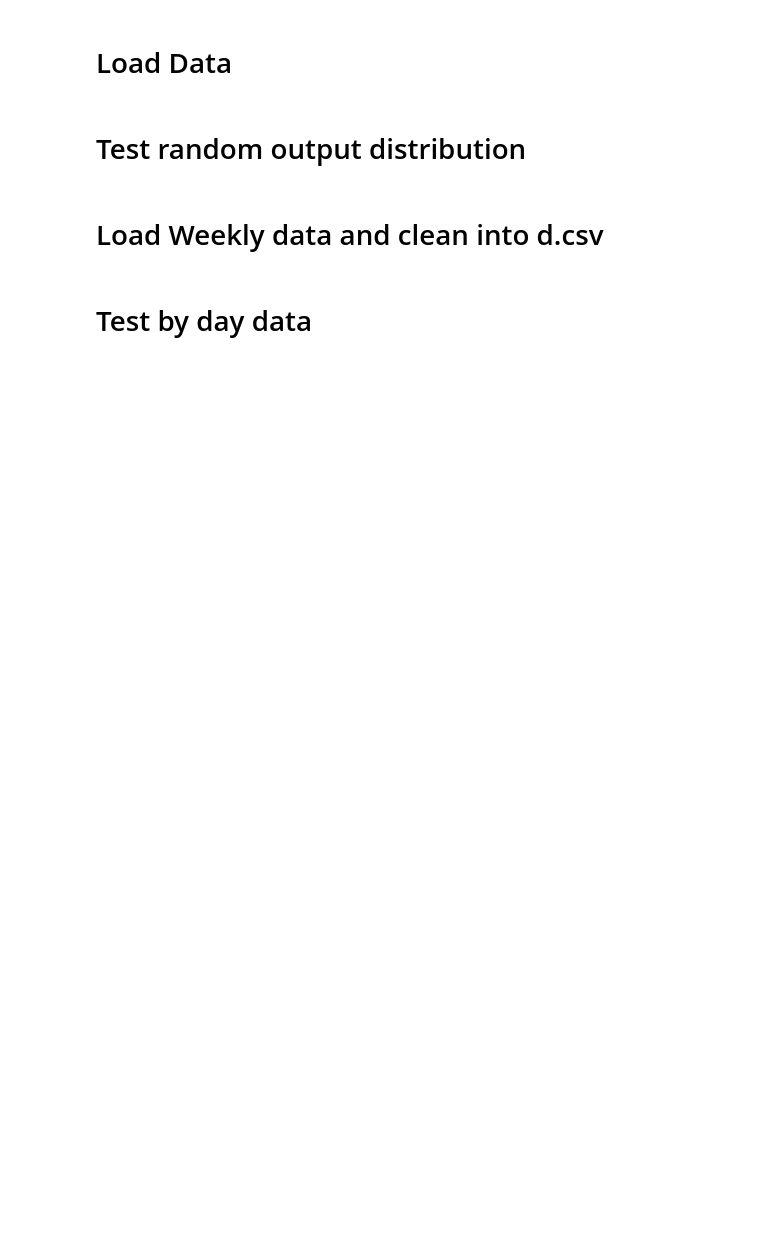
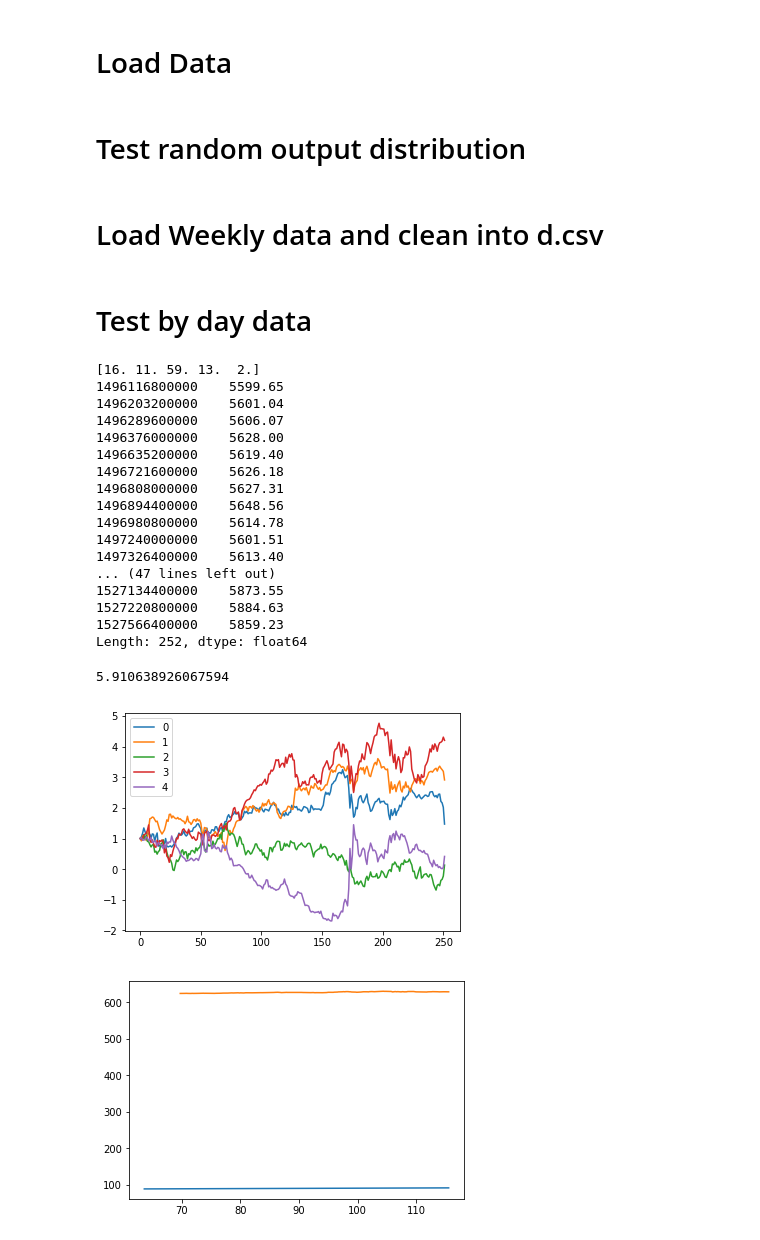
Before and after one commit to elviswind/minigo, a Jupyter notebook: data.ipynb, the cells around one changed output. Drawn from its saved outputs; the diff is of its cells as text; code cells hidden in the pictures; blank space fills up the shorter version.

```diff
--- a/data.ipynb
+++ b/data.ipynb
@@ -22,9 +22,9 @@ for i in range(l):
         cor[i][j] = s
         cor[j][i] = s
 
-d = df.values.astype(np.float32).T * p
-p = p / d[0]
-d = (d / d[0]).T
+base = 10
+d = np.concatenate((np.ones([r.shape[0], 1]) * base,
+                    np.add.accumulate(r, axis=1) + np.ones(r.shape) * base), axis=1)
 # %% [markdown]
 # Test random output distribution
 # %%
@@ -101,24 +101,46 @@ print((p[idx] / p[idx].min() * 7 * daily[got]).sum(axis=1))
 # Test by day data
 # %%
 from glob import glob
-daily = None
-for f in glob('D:\\work\\main\\IB\\*_day.csv'):
-    if daily is None:
-        daily = pandas.read_csv(f, index_col=0).T
-    else:
-        daily = pandas.concat([daily,pandas.read_csv(f, index_col=0).T], axis=1)
+daily = pandas.read_csv('day.csv', index_col=0)[columns].T
+a = daily.iloc[:, :-1]
+b = daily.iloc[:, 1:]
+b.columns = a.columns = range(daily.shape[1] - 1)
+percent = np.round(p[idx] / p[idx].min() * 2)
+print(percent)
+print((daily.T * percent).T.sum(axis=0))
+r = (((b - a) / a).T * percent).T
+pandas.DataFrame(np.concatenate((np.ones([r.shape[0], 1]) * 1,
+                    np.add.accumulate(r, axis=1) + np.ones(r.shape) * 1), axis=1)).T.plot()
 
-got = columns
-
-percent = np.round(p[idx] / p[idx].min() * 7)
-(daily[got] * percent).plot()
-
-dates = daily.index.astype(np.float32)
+dates = daily.columns.astype(np.float32)
 dates = np.round((dates - startDate) / 3600 / 24 / 1000) / 7 + 1
 
-y = np.exp(a * dates + b) * len(got) / p[idx].min() * 7
-y2 = (daily[got] * percent).sum(axis=1)
+y = np.exp(A * dates + B) * len(columns) / p[idx].min()
+y2 = r.sum(axis=0).values
+y2 = np.concatenate((np.ones(1) * 625,
+                    np.add.accumulate(y2) + np.ones(y2.shape[0]) * 625))
 plt.figure()
 plt.plot(dates, y)
 plt.plot(dates[30:], y2[30:])
 y2[-1] / y[-1] - 1
+# %% [output]
+[16. 11. 59. 13.  2.]
+1496116800000    5599.65
+1496203200000    5601.04
+1496289600000    5606.07
+1496376000000    5628.00
+1496635200000    5619.40
+1496721600000    5626.18
+1496808000000    5627.31
+1496894400000    5648.56
+1496980800000    5614.78
+1497240000000    5601.51
+1497326400000    5613.40
+... (47 lines left out)
+1527134400000    5873.55
+1527220800000    5884.63
+1527566400000    5859.23
+Length: 252, dtype: float64
+5.910638926067594
+[figure, added]
+[figure, added]
```
Also changed, not shown: parts of 2 cells of this notebook, 1 other file.
